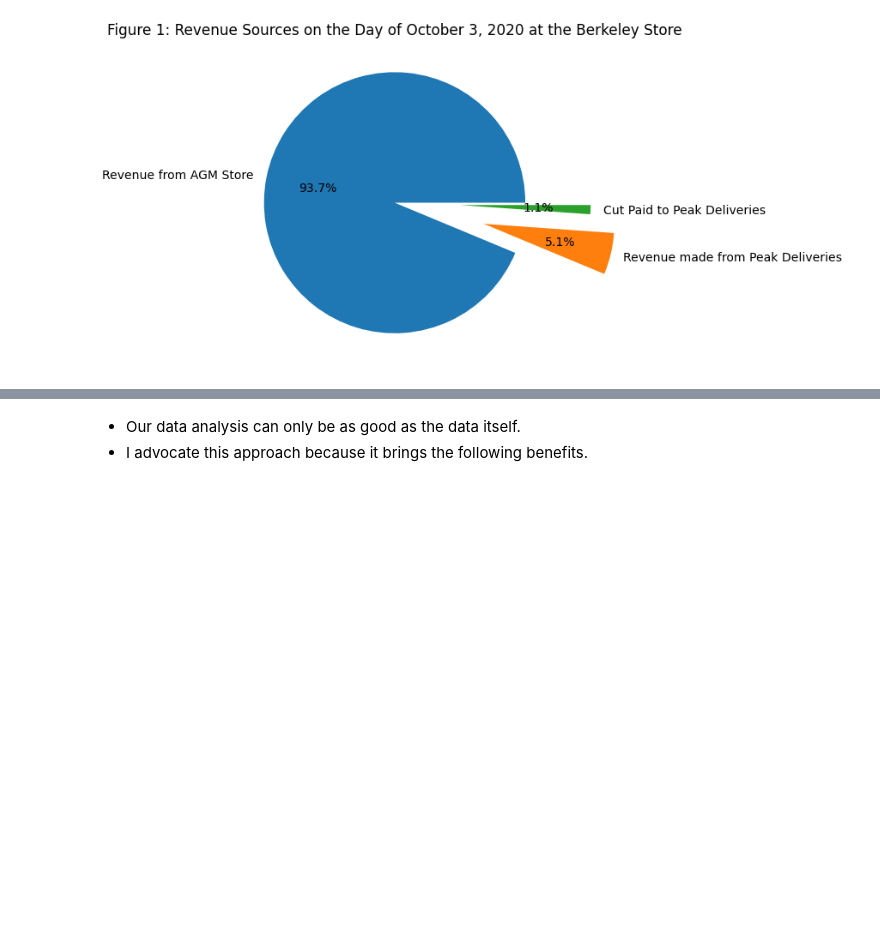
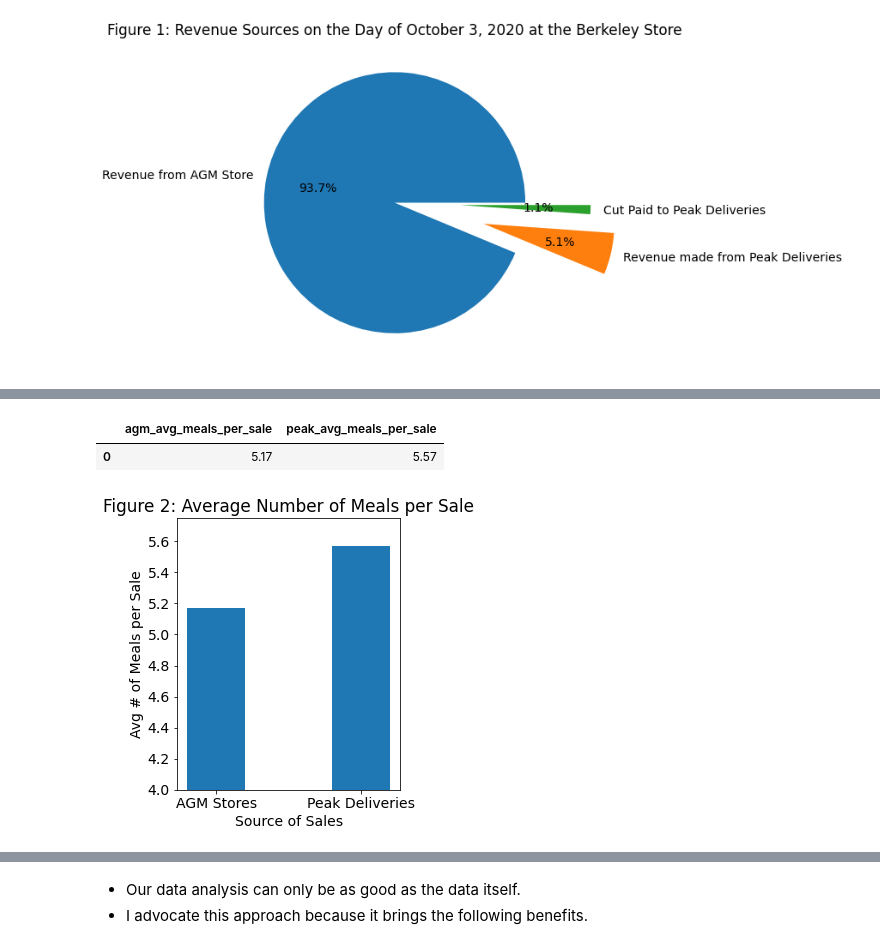
Before and after one commit to scabanela-ischool/Data_Engineering_Proj2_Tracking_User_Activity, a Jupyter notebook: project_2_7.ipynb, the cells around one changed output, grey strips where cells are left out. Drawn from its saved outputs; the diff is of its cells as text; code cells hidden in the pictures; blank space fills up the shorter version.

```diff
--- a/project_2_7.ipynb
+++ b/project_2_7.ipynb
@@ -705,0 +708,47 @@ plt.show()
+# %%
+rollback_before_flag = True
+rollback_after_flag = True
+
+query  = """
+
+with agm_avg_meals_per_sale as (
+        select round(sum(temp.meals_per_sale)/count(temp.sale_id), 2) as agm_avg_meals_per_sale
+        from(select sa.sale_id, sum(li.quantity) as meals_per_sale
+            from stores as st
+                join sales as sa on st.store_id = sa.store_id
+                join line_items as li on sa.store_id = li.store_id and sa.sale_id = li.sale_id
+                where sa.sale_date = '2020-10-03' and st.city = 'Berkeley'
+                group by sa.sale_id) as temp
+    ),
+    peak_avg_meals_per_sale as (
+        select round(sum(temp.meals_per_sale)/count(temp.sale_id), 2) as peak_avg_meals_per_sale
+        from(select sale_id, sum(quantity) as meals_per_sale
+            from stage_2_peak_line_items
+            group by sale_id) as temp
+    )
+select agm_avg_meals_per_sale, peak_avg_meals_per_sale
+from agm_avg_meals_per_sale cross join peak_avg_meals_per_sale
+
+"""
+
+df_avg_meals_per_sale = my_select_query_pandas(query, rollback_before_flag, rollback_after_flag)
+df_avg_meals_per_sale
+# %% [output]
+|  | agm_avg_meals_per_sale | peak_avg_meals_per_sale |
+| 0 | 5.17 | 5.57 |
+# %%
+agm_avg_meals_per_sale = df_avg_meals_per_sale.iloc[0][0]
+peak_avg_meals_per_sale = df_avg_meals_per_sale.iloc[0][1]
+
+values = [agm_avg_meals_per_sale, peak_avg_meals_per_sale]
+labels_df = ['AGM Stores', 'Peak Deliveries']
+
+plt.figure(figsize=(4,5))
+plt.bar(labels_df, values, width=0.4)
+plt.title('Figure 2: Average Number of Meals per Sale')
+plt.xlabel('Source of Sales')
+plt.ylabel('Avg # of Meals per Sale')
+plt.ylim([4,5.75])
+plt.show()
+# %% [output]
+[figure, added]
```
Also changed, not shown: parts of 4 cells of this notebook.
